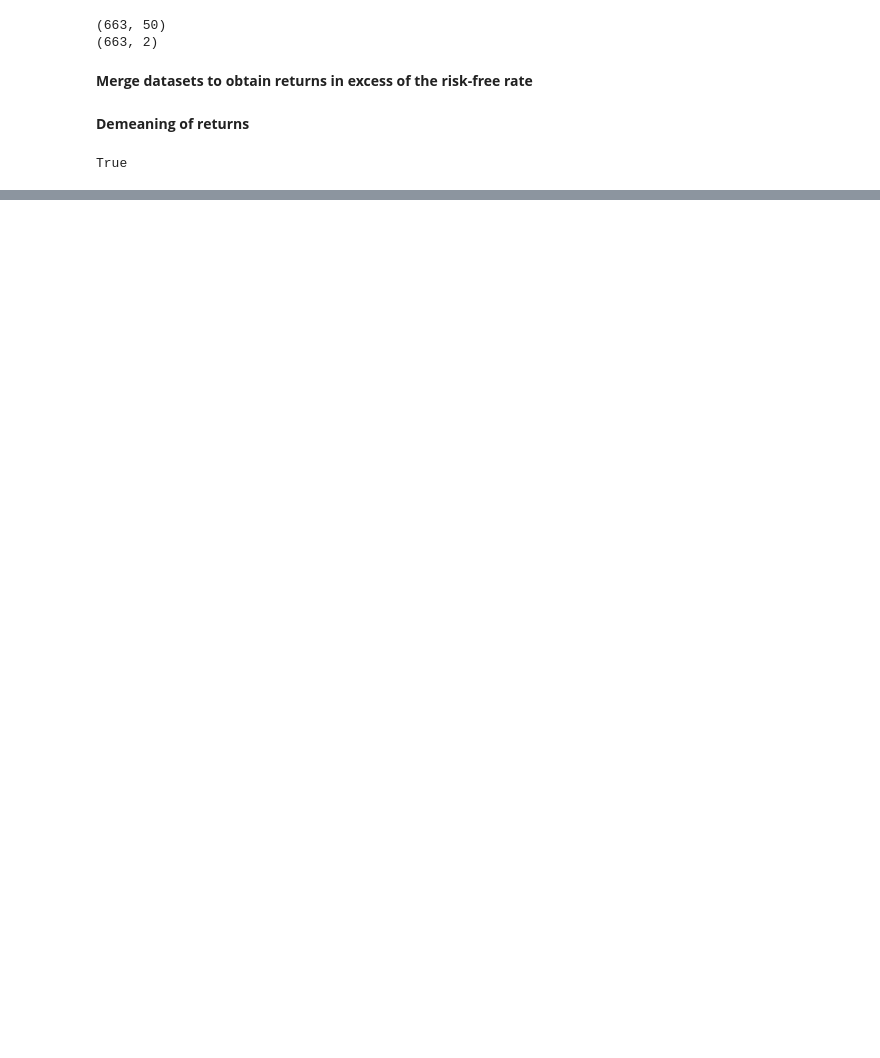
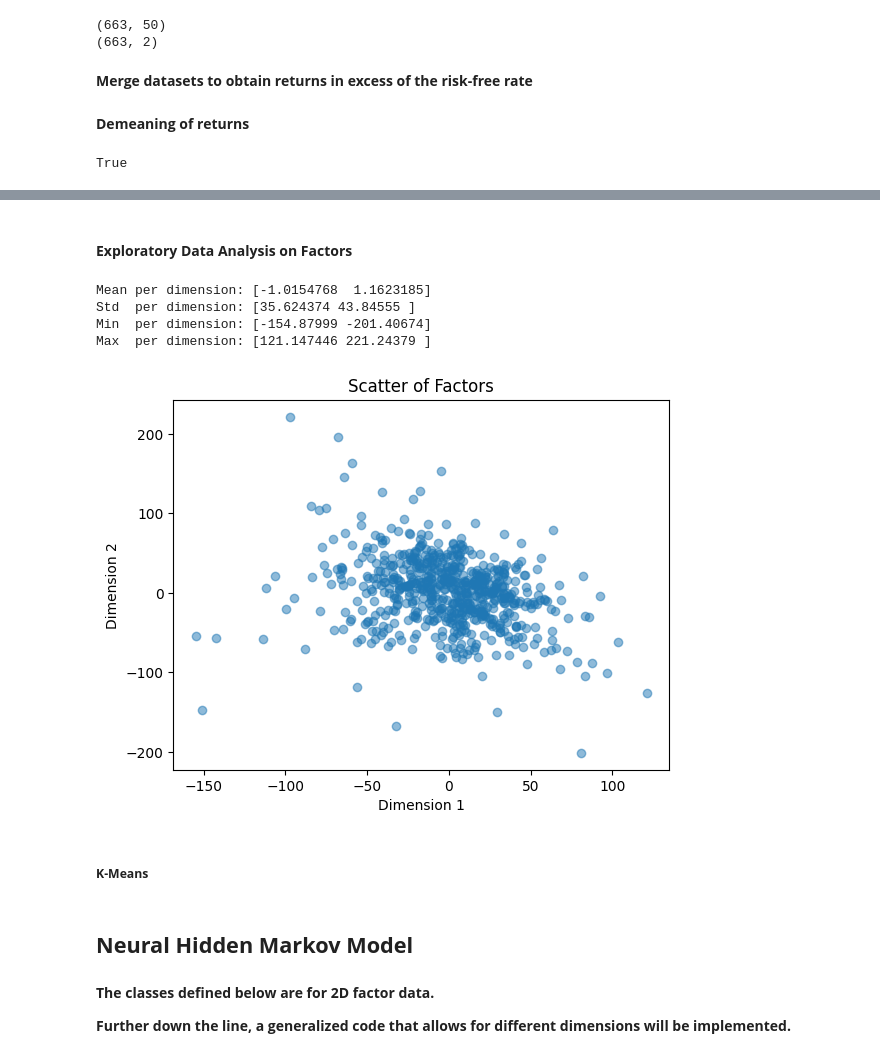
Before and after one commit to dedetamer/MSFM, a Jupyter notebook: src/ML.ipynb, the cells around one changed output, grey strips where cells are left out. Drawn from its saved outputs; the diff is of its cells as text; code cells hidden in the pictures; blank space fills up the shorter version.

Commit message:
finalize

```diff
--- a/src/ML.ipynb
+++ b/src/ML.ipynb
@@ -63,3 +73,6 @@ VWExcessRet = demeaned_returns
 VWExcessRet.columns = range(VWExcessRet.shape[1])
 # %% [output]
 True
+# %%
+# Save dimensions of dataset
+num_samples, N = VWExcessRet.shape
@@ -65,0 +183,11 @@ True
+# %%
+# -- Create and run the study --
+study = optuna.create_study(direction="minimize")
+study.optimize(objective, n_trials=50)  # increased to 50
+
+print("Best trial:")
+best_trial = study.best_trial
+print(f"  Value (val_loss): {best_trial.value}")
+print("  Params: ")
+for key, value in best_trial.params.items():
+    print(f"    {key}: {value}")
@@ -65,0 +282,5 @@ True
+# %%
+# Retrieve latent factors from the final encoder
+factors_2D = final_encoder.predict(VWExcessRet)
+print("Latent factor shape:", factors_2D.shape)
+#print("First 5 latent factors:\n", factors_2D[:5])
@@ -65,0 +530,21 @@ True
+# %% [markdown]
+#### **Exploratory Data Analysis on Factors**
+# %%
+# Explore factors_2D object
+print("Mean per dimension:", np.mean(factors_2D, axis=0))
+print("Std  per dimension:", np.std(factors_2D,  axis=0))
+print("Min  per dimension:", np.min(factors_2D,  axis=0))
+print("Max  per dimension:", np.max(factors_2D,  axis=0))
+# %% [output]
+Mean per dimension: [-1.0154768  1.1623185]
+Std  per dimension: [35.624374 43.84555 ]
+Min  per dimension: [-154.87999 -201.40674]
+Max  per dimension: [121.147446 221.24379 ]
+# %%
+plt.scatter(factors_2D[:, 0], factors_2D[:, 1], alpha=0.5)
+plt.xlabel("Dimension 1")
+plt.ylabel("Dimension 2")
+plt.title("Scatter of Factors")
+plt.show()
+# %% [output]
+[figure, added]
@@ -65,0 +565,2 @@ True
+# %% [markdown]
+##### **K-Means**
@@ -65,0 +585,6 @@ True
+# %% [markdown]
+## **Neural Hidden Markov Model**
+# %% [markdown]
+**The classes defined below are for 2D factor data.**
+
+**Further down the line, a generalized code that allows for different dimensions will be implemented.**
```
Also changed, not shown: parts of 36 cells of this notebook, 1 other file.
